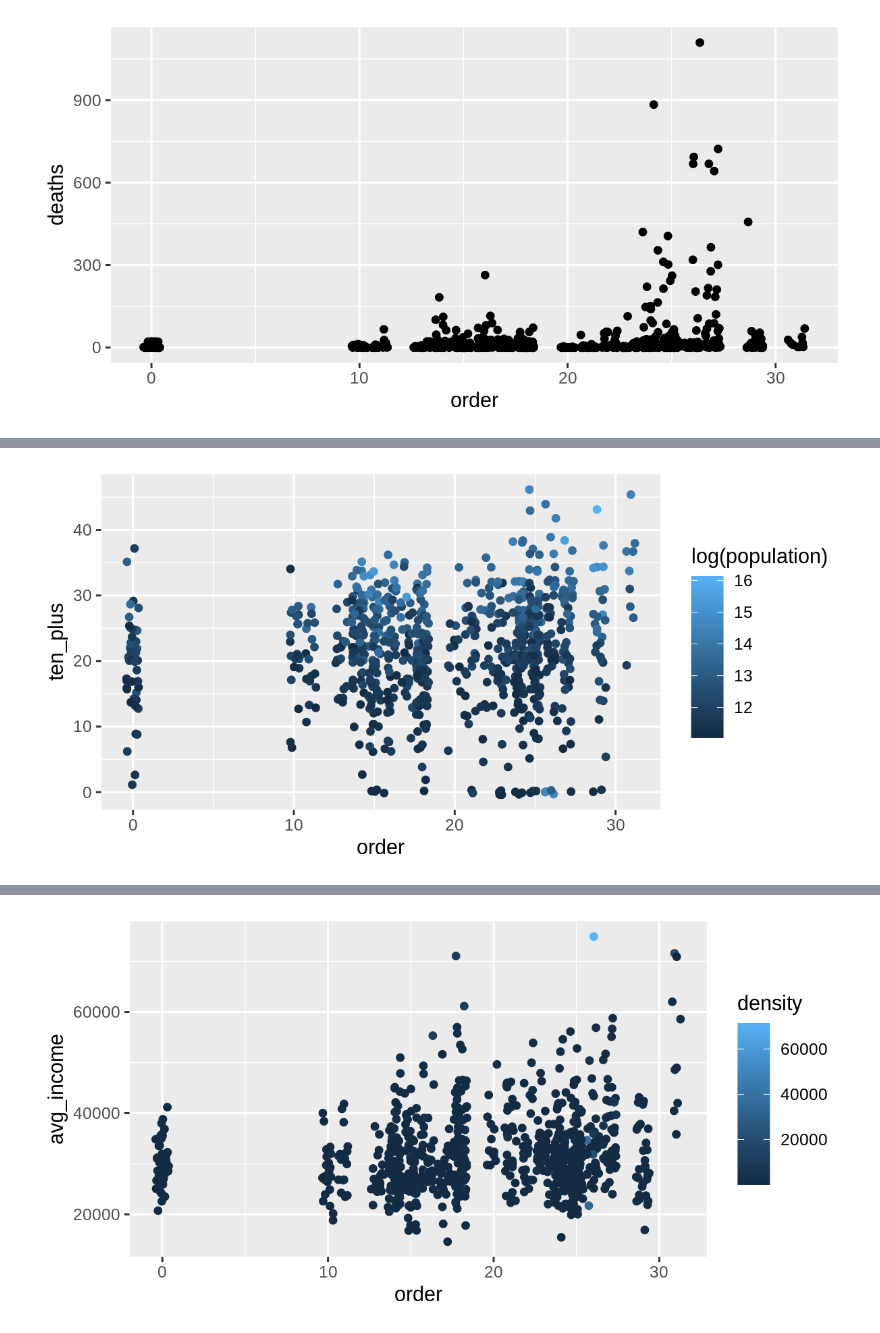
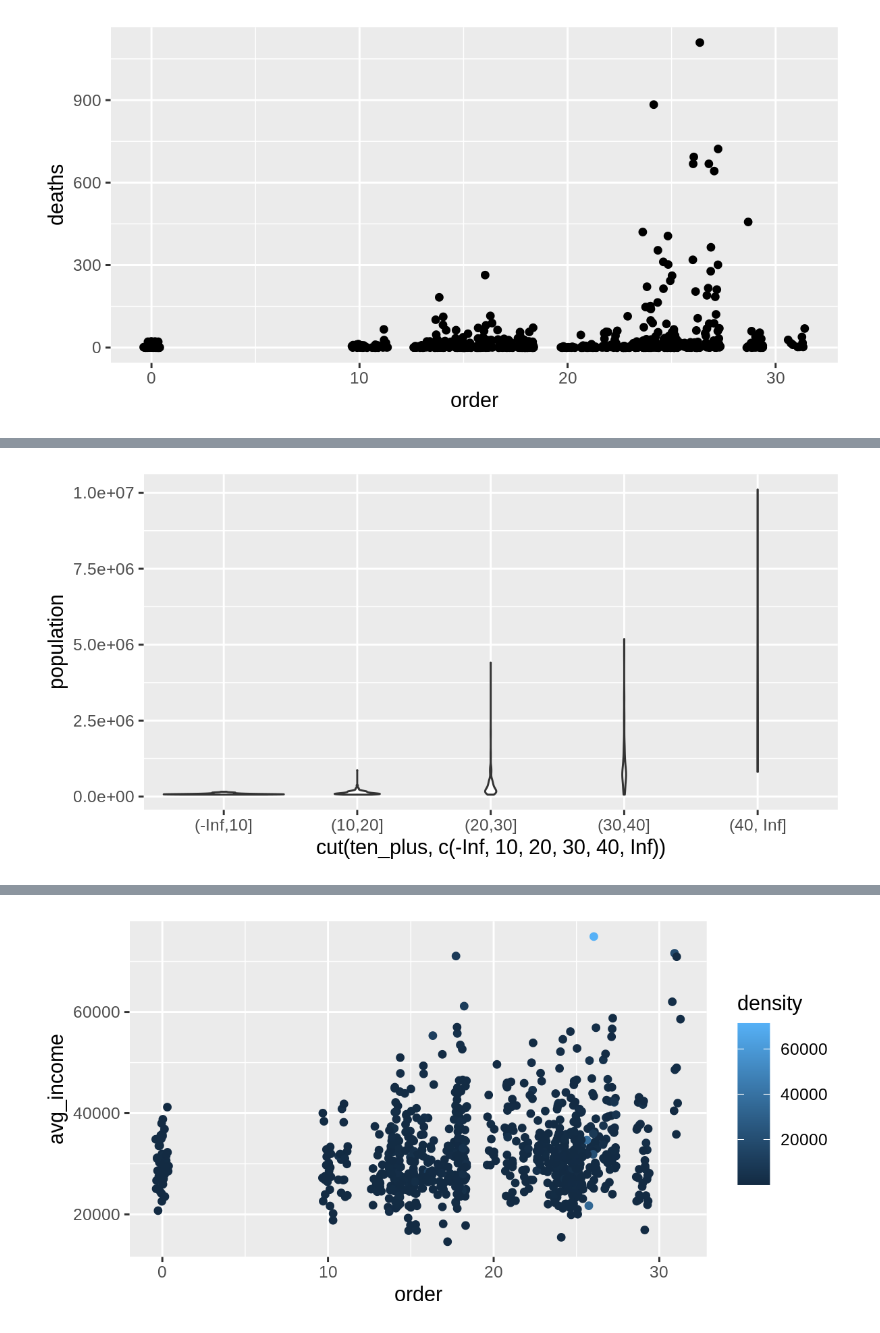
Before and after one commit to aejurgensen/Covid-19, a Jupyter notebook: EDA.ipynb, the cells around one changed output, grey strips where cells are left out. Drawn from its saved outputs; the diff is of its cells as text; code cells hidden in the pictures.

Commit message:
updated EDA using updated data

```diff
--- a/EDA.ipynb
+++ b/EDA.ipynb
@@ -62,8 +62,10 @@ array(['Unnamed: 0', 'household_size', 'empl_agriculture',
 days_elapsed = list()
 
 for x in range(data.shape[0]):
+    # use days elapsed between the day ten+ cases confirmed and the last date of the deaths data
     dt = datetime.datetime.strptime(data.iloc[x]["ten plus cases"], "%m/%d/%y")
-    days_elapsed.append((datetime.date.today() - dt.date()).days)
+    last_day = datetime.datetime.strptime("04/16/20", "%m/%d/%y")
+    days_elapsed.append((last_day.date()- dt.date()).days) #datetime.date.today()
 # %%
 data["days since 10+"] = days_elapsed
 # %%
@@ -341,6 +368,6 @@ ggplot(abbrev[which(abbrev$deaths < 9000),]) + geom_jitter(aes(order, deaths))
 # %%
 %%R -w 6 -h 3 --units in -r 200
 
-ggplot(abbrev) + geom_jitter(aes(order, ten_plus, color=log(population)))
+ggplot(abbrev) +  geom_violin(aes(cut(ten_plus, c(-Inf, 10, 20, 30, 40, Inf)), population))
 # %% [output]
-[figure, old version]
+[figure, new version]
```
Also changed, not shown: parts of 23 cells of this notebook.
